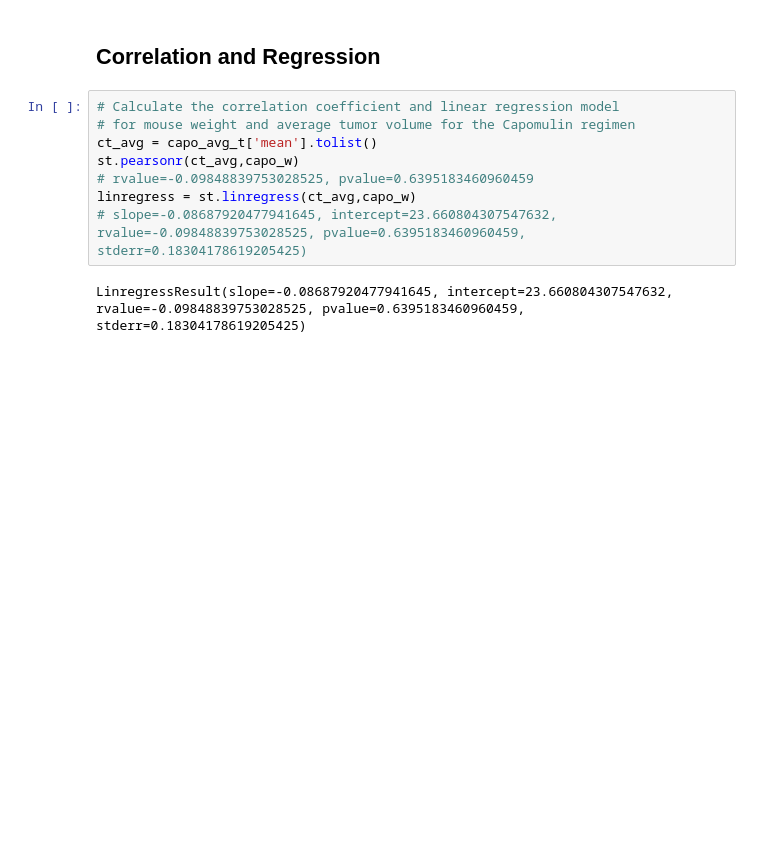
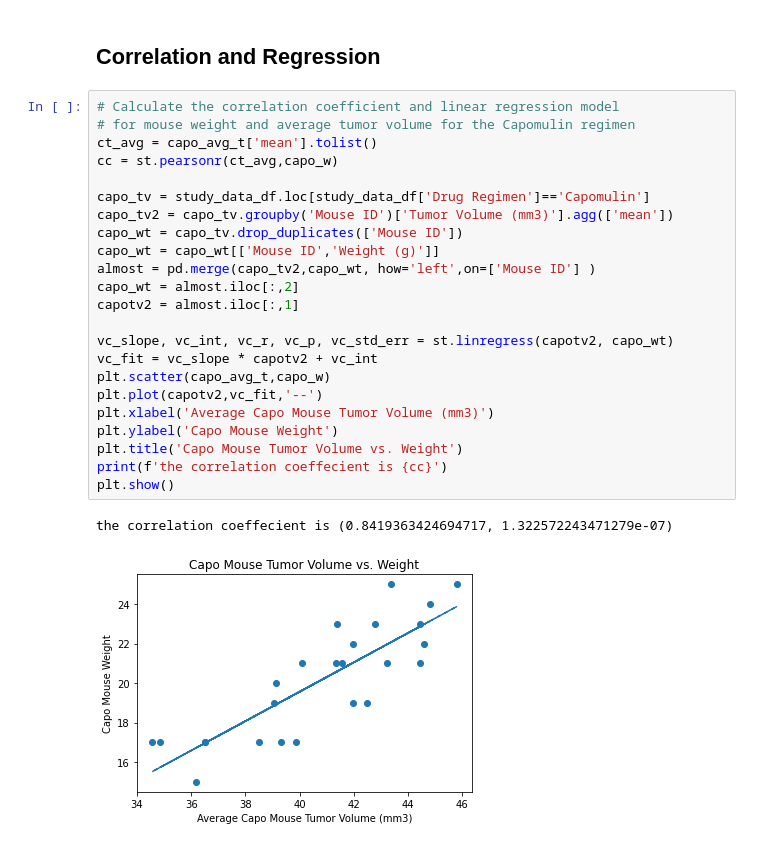
Before and after one commit to jconcha56429/matplotlib-challenge, a Jupyter notebook: Pymaceuticals/pymaceuticals_starter.ipynb, the cells around one changed output. Saved outputs shown, nothing was run; the diff lists cells and outputs as text; blank space fills up the shorter version.

```diff
--- a/Pymaceuticals/pymaceuticals_starter.ipynb
+++ b/Pymaceuticals/pymaceuticals_starter.ipynb
@@ -290,13 +277,29 @@ original_t = original_t.sort_values(by='Mouse ID',ascending=True)
 [figure]
 # %% [markdown]
 ## Correlation and Regression
-# %%
-# Calculate the correlation coefficient and linear regression model
-# for mouse weight and average tumor volume for the Capomulin regimen
-ct_avg = capo_avg_t['mean'].tolist()
-st.pearsonr(ct_avg,capo_w)
-# rvalue=-0.09848839753028525, pvalue=0.6395183460960459
-linregress = st.linregress(ct_avg,capo_w)
-# slope=-0.08687920477941645, intercept=23.660804307547632, rvalue=-0.09848839753028525, pvalue=0.6395183460960459, stderr=0.18304178619205425)
-# %% [output]
-LinregressResult(slope=-0.08687920477941645, intercept=23.660804307547632, rvalue=-0.09848839753028525, pvalue=0.6395183460960459, stderr=0.18304178619205425)
+# %%
+# Calculate the correlation coefficient and linear regression model
+# for mouse weight and average tumor volume for the Capomulin regimen
+ct_avg = capo_avg_t['mean'].tolist()
+cc = st.pearsonr(ct_avg,capo_w)
+
+capo_tv = study_data_df.loc[study_data_df['Drug Regimen']=='Capomulin']
+capo_tv2 = capo_tv.groupby('Mouse ID')['Tumor Volume (mm3)'].agg(['mean'])
+capo_wt = capo_tv.drop_duplicates(['Mouse ID'])
+capo_wt = capo_wt[['Mouse ID','Weight (g)']]
+almost = pd.merge(capo_tv2,capo_wt, how='left',on=['Mouse ID'] )
+capo_wt = almost.iloc[:,2]
+capotv2 = almost.iloc[:,1]
+
+vc_slope, vc_int, vc_r, vc_p, vc_std_err = st.linregress(capotv2, capo_wt)
+vc_fit = vc_slope * capotv2 + vc_int
+plt.scatter(capo_avg_t,capo_w)
+plt.plot(capotv2,vc_fit,'--')
+plt.xlabel('Average Capo Mouse Tumor Volume (mm3)')
+plt.ylabel('Capo Mouse Weight')
+plt.title('Capo Mouse Tumor Volume vs. Weight')
+print(f'the correlation coeffecient is {cc}')
+plt.show()
+# %% [output]
+the correlation coeffecient is (0.8419363424694717, 1.322572243471279e-07)
+[figure, added]
```
Also changed, not shown: parts of 5 cells of this notebook.
